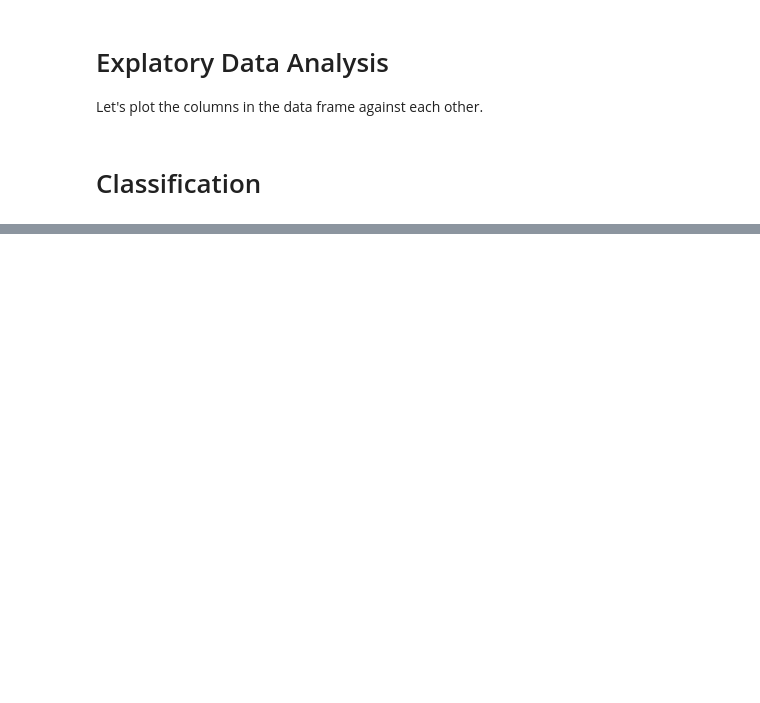
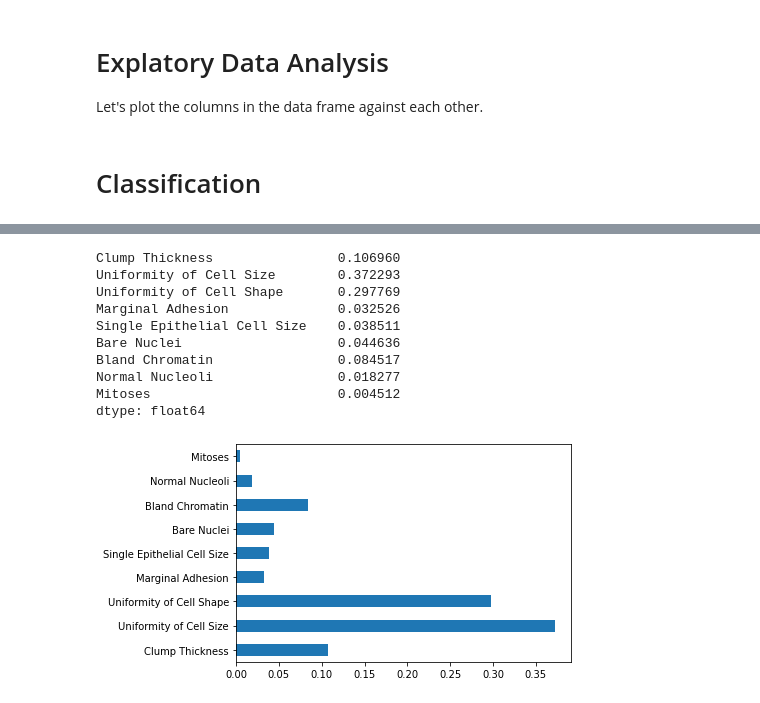
Before and after one commit to sina5/Breast-Cancer-Detection, a Jupyter notebook: bc.ipynb, the cells around one changed output, grey strips where cells are left out. Drawn from its saved outputs; the diff is of its cells as text; code cells hidden in the pictures; blank space fills up the shorter version.

```diff
--- a/bc.ipynb
+++ b/bc.ipynb
@@ -170,0 +212,16 @@ X_train, X_test, y_train, y_test = train_test_split(X,y)
+# %%
+importances = pd.Series(clf.feature_importances_, index=X.columns)
+importances.plot(kind='barh')
+print(importances)
+# %% [output]
+Clump Thickness                0.106960
+Uniformity of Cell Size        0.372293
+Uniformity of Cell Shape       0.297769
+Marginal Adhesion              0.032526
+Single Epithelial Cell Size    0.038511
+Bare Nuclei                    0.044636
+Bland Chromatin                0.084517
+Normal Nucleoli                0.018277
+Mitoses                        0.004512
+dtype: float64
+[figure, added]
```
Also changed, not shown: parts of 6 cells of this notebook.
